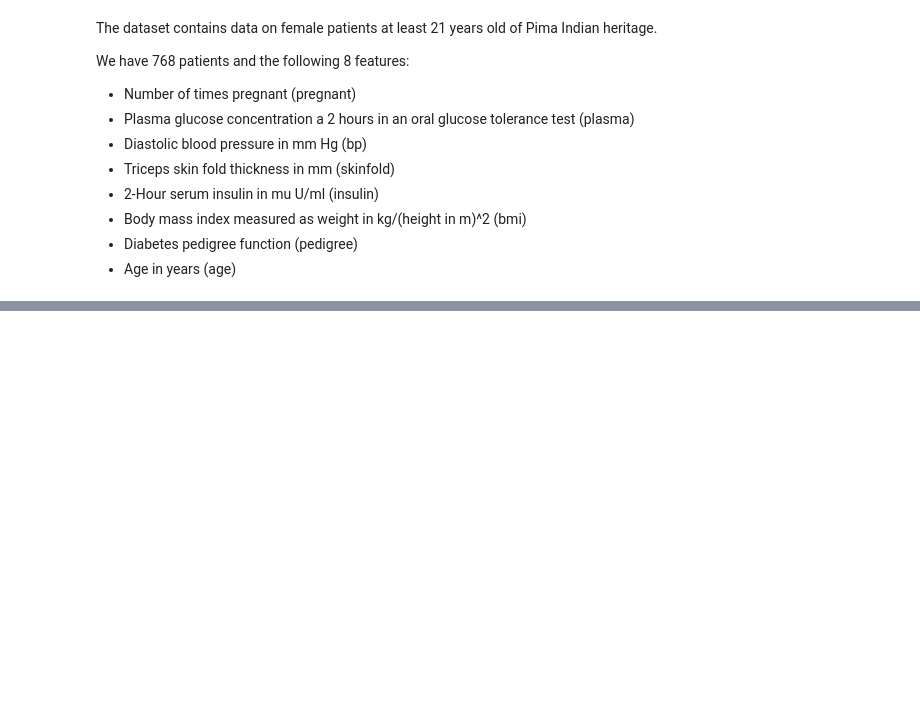
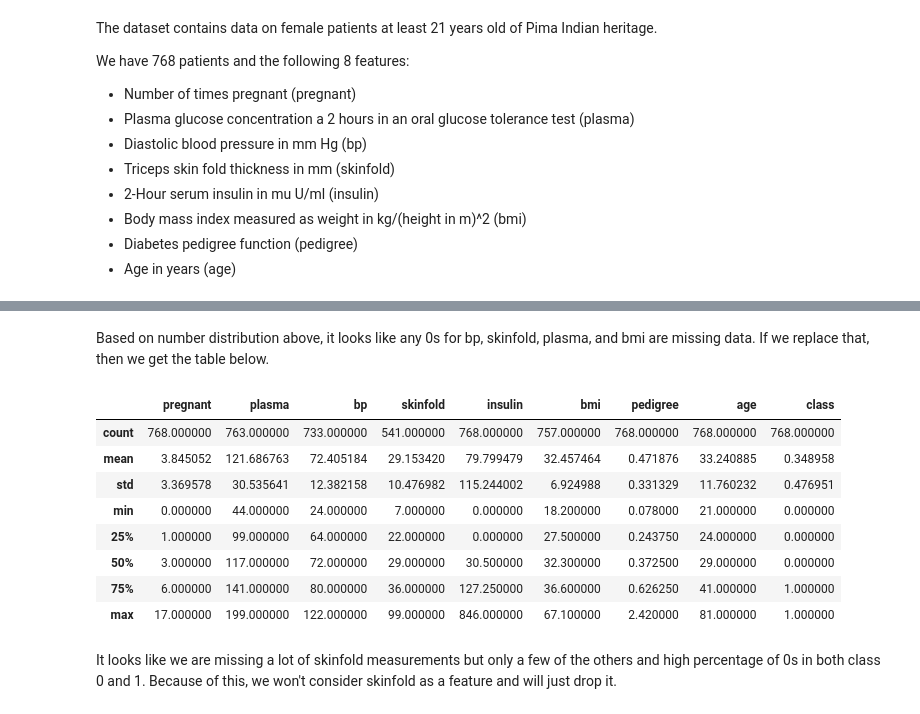
Before and after one commit to ashishterp/DAT_homework, a Jupyter notebook: homework/2/hw2.ipynb, the cells around one changed output, grey strips where cells are left out. Cells and saved outputs as stored; diff of their text form; code cells hidden in the pictures; blank space fills up the shorter version.

```diff
--- a/homework/2/hw2.ipynb
+++ b/homework/2/hw2.ipynb
@@ -40,0 +72,17 @@ data.hist(figsize=(12, 12));
+# %% [markdown]
+Based on number distribution above, it looks like any 0s for bp, skinfold, plasma, and bmi are missing data. If we replace that, then we get the table below.
+# %%
+data_na = data.replace({'plasma':{0:np.nan},'bp':{0:np.nan},'skinfold':{0:np.nan},'bmi':{0:np.nan}})
+data_na.describe()
+# %% [output]
+|  | pregnant | plasma | bp | skinfold | insulin | bmi | pedigree | age | class |
+| count | 768.000000 | 763.000000 | 733.000000 | 541.000000 | 768.000000 | 757.000000 | 768.000000 | 768.000000 | 768.000000 |
+| mean | 3.845052 | 121.686763 | 72.405184 | 29.153420 | 79.799479 | 32.457464 | 0.471876 | 33.240885 | 0.348958 |
+| std | 3.369578 | 30.535641 | 12.382158 | 10.476982 | 115.244002 | 6.924988 | 0.331329 | 11.760232 | 0.476951 |
+| min | 0.000000 | 44.000000 | 24.000000 | 7.000000 | 0.000000 | 18.200000 | 0.078000 | 21.000000 | 0.000000 |
+| 25% | 1.000000 | 99.000000 | 64.000000 | 22.000000 | 0.000000 | 27.500000 | 0.243750 | 24.000000 | 0.000000 |
+| 50% | 3.000000 | 117.000000 | 72.000000 | 29.000000 | 30.500000 | 32.300000 | 0.372500 | 29.000000 | 0.000000 |
+| 75% | 6.000000 | 141.000000 | 80.000000 | 36.000000 | 127.250000 | 36.600000 | 0.626250 | 41.000000 | 1.000000 |
+| max | 17.000000 | 199.000000 | 122.000000 | 99.000000 | 846.000000 | 67.100000 | 2.420000 | 81.000000 | 1.000000 |
+# %% [markdown]
+It looks like we are missing a lot of skinfold measurements but only a few of the others and high percentage of 0s in both class 0 and 1. Because of this, we won't consider skinfold as a feature and will just drop it.
```
Also changed, not shown: parts of 37 cells of this notebook.
